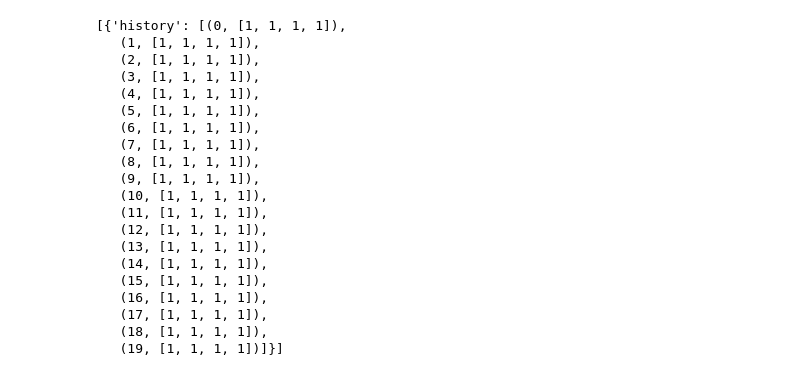
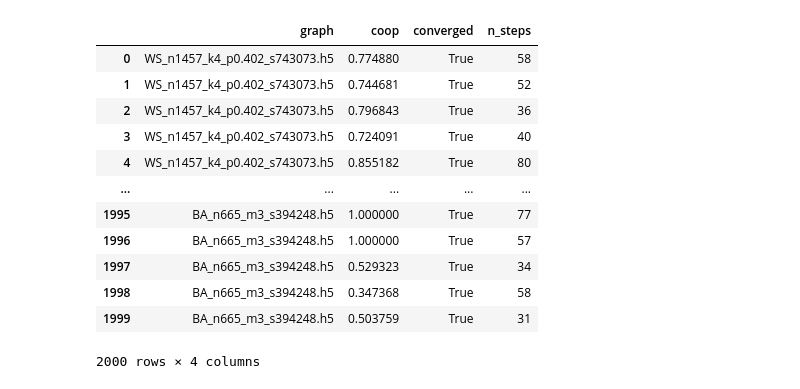
Before and after one commit to spirali/pon, a Jupyter notebook: Untitled.ipynb, the cells around one changed output. Saved outputs shown, nothing was run; the diff lists cells and outputs as text; code cells hidden in the pictures.

```diff
--- a/Untitled.ipynb
+++ b/Untitled.ipynb
@@ -9,24 +20,0 @@ payoffs = [[4.0, 1.0], [3.0, 2.0]]
-# %%
-g = Graph.circle(4)
-run_matrix_game(payoffs, g, 20)
-# %% [output]
-[{'history': [(0, [1, 1, 1, 1]),
-   (1, [1, 1, 1, 1]),
-   (2, [1, 1, 1, 1]),
-   (3, [1, 1, 1, 1]),
-   (4, [1, 1, 1, 1]),
-   (5, [1, 1, 1, 1]),
-   (6, [1, 1, 1, 1]),
-   (7, [1, 1, 1, 1]),
-   (8, [1, 1, 1, 1]),
-   (9, [1, 1, 1, 1]),
-   (10, [1, 1, 1, 1]),
-   (11, [1, 1, 1, 1]),
-   (12, [1, 1, 1, 1]),
-   (13, [1, 1, 1, 1]),
-   (14, [1, 1, 1, 1]),
-   (15, [1, 1, 1, 1]),
-   (16, [1, 1, 1, 1]),
-   (17, [1, 1, 1, 1]),
-   (18, [1, 1, 1, 1]),
-   (19, [1, 1, 1, 1])]}]
@@ -32,0 +28,21 @@ run_matrix_game(payoffs, g, 20)
+# %%
+data = []
+for r in results:
+    data.append((os.path.basename(r.graph.name), np.mean(r.history[-1][1]), r.converged, r.n_steps))
+
+df = pd.DataFrame(data, columns=["graph", "coop", "converged", "n_steps"])
+df
+# %% [output]
+|  | graph | coop | converged | n_steps |
+| 0 | WS_n1457_k4_p0.402_s743073.h5 | 0.774880 | True | 58 |
+| 1 | WS_n1457_k4_p0.402_s743073.h5 | 0.744681 | True | 52 |
+| 2 | WS_n1457_k4_p0.402_s743073.h5 | 0.796843 | True | 36 |
+| 3 | WS_n1457_k4_p0.402_s743073.h5 | 0.724091 | True | 40 |
+| 4 | WS_n1457_k4_p0.402_s743073.h5 | 0.855182 | True | 80 |
+| ... | ... | ... | ... | ... |
+| 1995 | BA_n665_m3_s394248.h5 | 1.000000 | True | 77 |
+| 1996 | BA_n665_m3_s394248.h5 | 1.000000 | True | 57 |
+| 1997 | BA_n665_m3_s394248.h5 | 0.529323 | True | 34 |
+| 1998 | BA_n665_m3_s394248.h5 | 0.347368 | True | 58 |
+| 1999 | BA_n665_m3_s394248.h5 | 0.503759 | True | 31 |
+2000 rows × 4 columns
```
Also changed, not shown: parts of 7 cells of this notebook, 6 other files.
